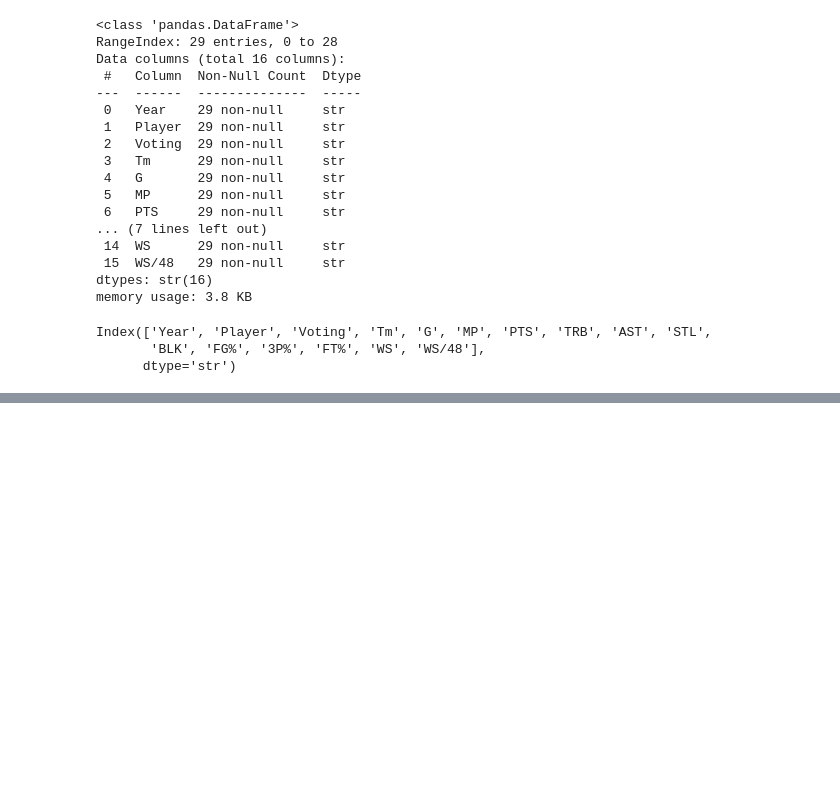
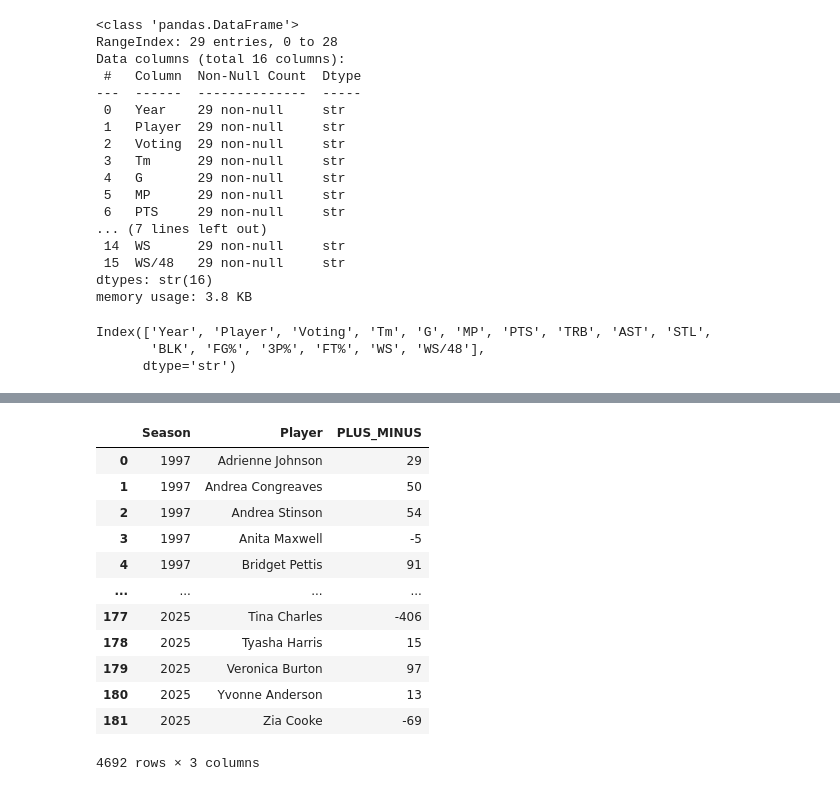
Before and after one commit to reem-naji/wnba, a Jupyter notebook: ml/notebooks/scrape.ipynb, the cells around one changed output, grey strips where cells are left out. Cells and saved outputs as stored; diff of their text form; code cells hidden in the pictures; blank space fills up the shorter version.

```diff
--- a/ml/notebooks/scrape.ipynb
+++ b/ml/notebooks/scrape.ipynb
@@ -411,0 +436,22 @@ mvps.to_csv('../data/wnba_mvps.csv')
+# %%
+data_bpm.rename(
+    columns={
+        'PLAYER_NAME':'Player'
+    }
+    ,inplace=True
+)
+data_bpm
+# %% [output]
+|  | Season | Player | PLUS_MINUS |
+| 0 | 1997 | Adrienne Johnson | 29 |
+| 1 | 1997 | Andrea Congreaves | 50 |
+| 2 | 1997 | Andrea Stinson | 54 |
+| 3 | 1997 | Anita Maxwell | -5 |
+| 4 | 1997 | Bridget Pettis | 91 |
+| ... | ... | ... | ... |
+| 177 | 2025 | Tina Charles | -406 |
+| 178 | 2025 | Tyasha Harris | 15 |
+| 179 | 2025 | Veronica Burton | 97 |
+| 180 | 2025 | Yvonne Anderson | 13 |
+| 181 | 2025 | Zia Cooke | -69 |
+4692 rows × 3 columns
```
Also changed, not shown: parts of 20 cells of this notebook, 2 other files.
